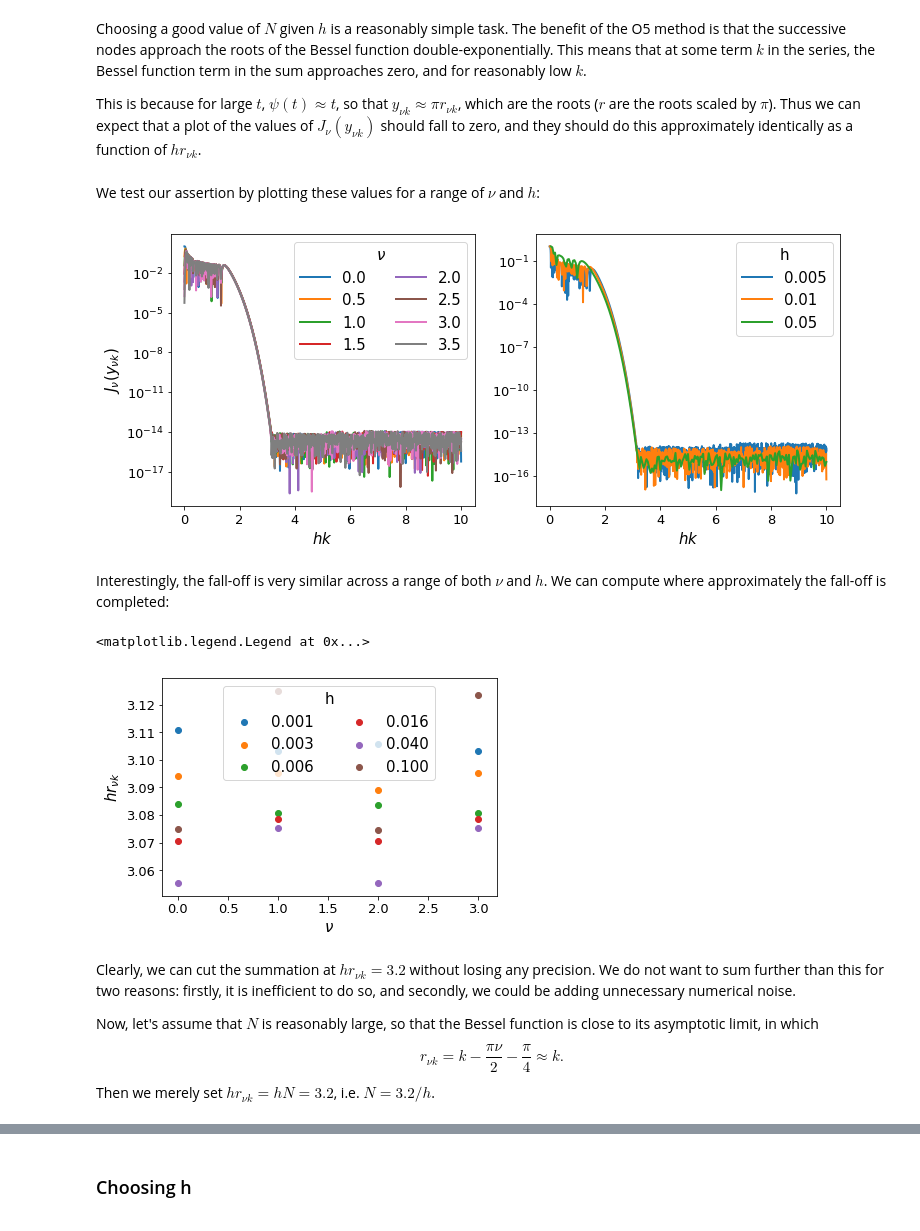
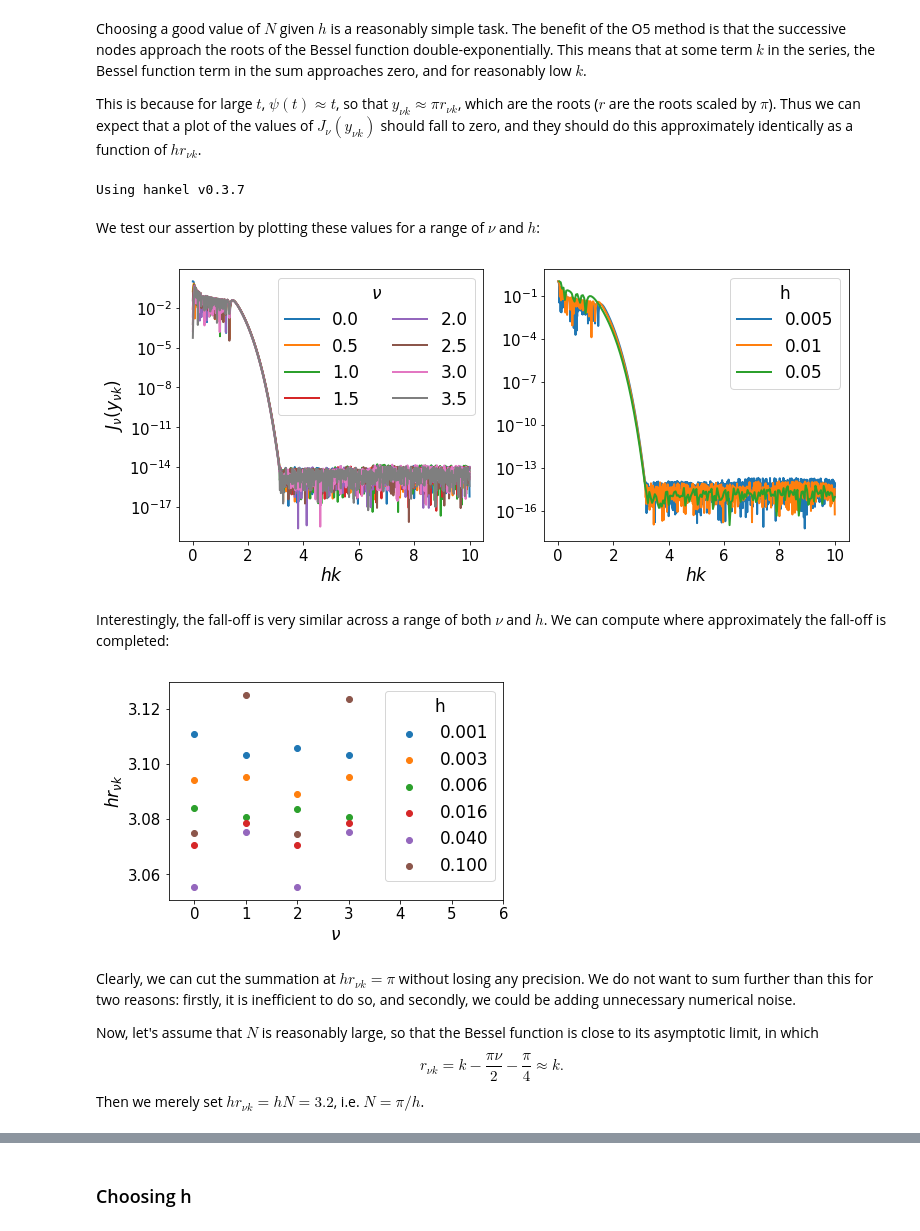
Before and after one commit to steven-murray/hankel, a Jupyter notebook: docs/demos/choosing_resolution_parameters.ipynb, the cells around one changed output, grey strips where cells are left out. Drawn from its saved outputs; the diff is of its cells as text; code cells hidden in the pictures.

```diff
--- a/docs/demos/choosing_resolution_parameters.ipynb
+++ b/docs/demos/choosing_resolution_parameters.ipynb
@@ -34,6 +36,7 @@ This is because for large $t$, $\psi(t) \approx t$, so that $y_{\nu k} \approx \
 Thus we can expect that a plot of the values of $J_\nu(y_{\nu k})$ should fall to zero, and they should do this approximately identically as a function of $hr_{\nu k}$.
 # %%
 from scipy.special import yv,jv
+from scipy.integrate import simps
 from mpmath import fp as mpm
 import numpy as np
 
@@ -41,12 +44,19 @@ import matplotlib.pyplot as plt
 import matplotlib as mpl
 %matplotlib inline
 
+%load_ext autoreload
+%autoreload 2
+
 from hankel import HankelTransform, SymmetricFourierTransform
+import hankel
+print("Using hankel v{}".format(hankel.__version__))
+# %% [output]
+Using hankel v0.3.7
 # %%
 mpl.rcParams['lines.linewidth'] = 2
-mpl.rcParams['xtick.labelsize'] = 13
-mpl.rcParams['ytick.labelsize'] = 13
-mpl.rcParams['font.size'] = 15
+mpl.rcParams['xtick.labelsize'] = 15
+mpl.rcParams['ytick.labelsize'] = 15
+mpl.rcParams['font.size'] = 17
 mpl.rcParams['axes.titlesize'] = 14
 # %% [markdown]
 We test our assertion by plotting these values for a range of $\nu$ and $h$:
@@ -64,33 +74,30 @@ ax[0].legend(ncol=2, title=r"$\nu$")
 ax[1].legend(title='h')
 ax[0].set_ylabel(r"$J_\nu(y_{\nu k})$")
 ax[0].set_xlabel(r"$hk$")
-ax[1].set_xlabel(r"$hk$")
-
-
-plt.savefig("/home/steven/Documents/Projects/HANKEL/laplacian_paper/Figures/h_N_convergence.pdf")
+ax[1].set_xlabel(r"$hk$");
 # %% [output]
-[figure, old version]
+[figure, new version]
 # %% [markdown]
 Interestingly, the fall-off is very similar across a range of both $\nu$ and $h$. We can compute where approximately the fall-off is completed:
 # %%
 for i,nu in enumerate( np.arange(0,4)):
     for j,h in enumerate(np.logspace(-3,-1,6)):
-        ht= HankelTransform(nu=nu,N=int(5./h), h = h)
+        ht= HankelTransform(nu=nu,N=int(3.2/h), h = h)
         plt.scatter(nu,ht._h*ht._zeros[np.where(np.abs(jv(ht._nu, ht.x))<1e-13)[0][0]],color="C%s"%j,label="%.3f"%h if not i else None)
 
 plt.xlabel(r"$\nu$")
 plt.ylabel(r"$hr_{\nu k}$")
-plt.legend(title="h",ncol=2)
+plt.xlim(-0.5,6)
+plt.legend(title="h");
 # %% [output]
-<matplotlib.legend.Legend at 0x...>
-[figure, old version]
+[figure, new version]
 # %% [markdown]
-Clearly, we can cut the summation at $hr_{\nu k} = 3.2$ without losing any precision. We do not want to sum further than this for two reasons: firstly, it is inefficient to do so, and secondly, we could be adding unnecessary numerical noise.
+Clearly, we can cut the summation at $hr_{\nu k} = \pi$ without losing any precision. We do not want to sum further than this for two reasons: firstly, it is inefficient to do so, and secondly, we could be adding unnecessary numerical noise.
 
 Now, let's assume that $N$ is reasonably large, so that the Bessel function is close to its asymptotic limit, in which
 \begin{equation}
     r_{\nu k} = k - \frac{\pi \nu}{2} - \frac{\pi}{4} \approx k.
 \end{equation}
-Then we merely set $hr_{\nu k} = hN = 3.2$, i.e. $N = 3.2/h$.
+Then we merely set $hr_{\nu k} = hN = 3.2$, i.e. $N = \pi/h$.
 # %% [markdown]
 It may be a reasonable question to ask whether we could set $N$ significantly lower than this limit.
```
Also changed, not shown: parts of 66 cells of this notebook, 4 other files.
